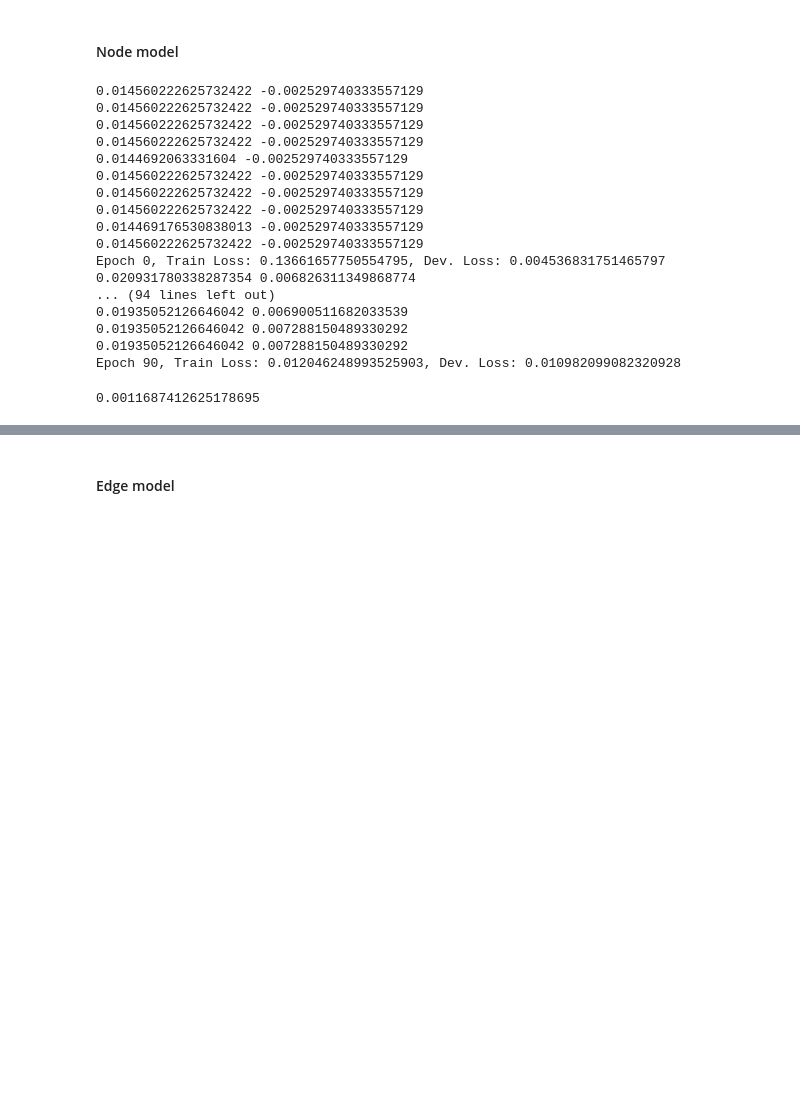
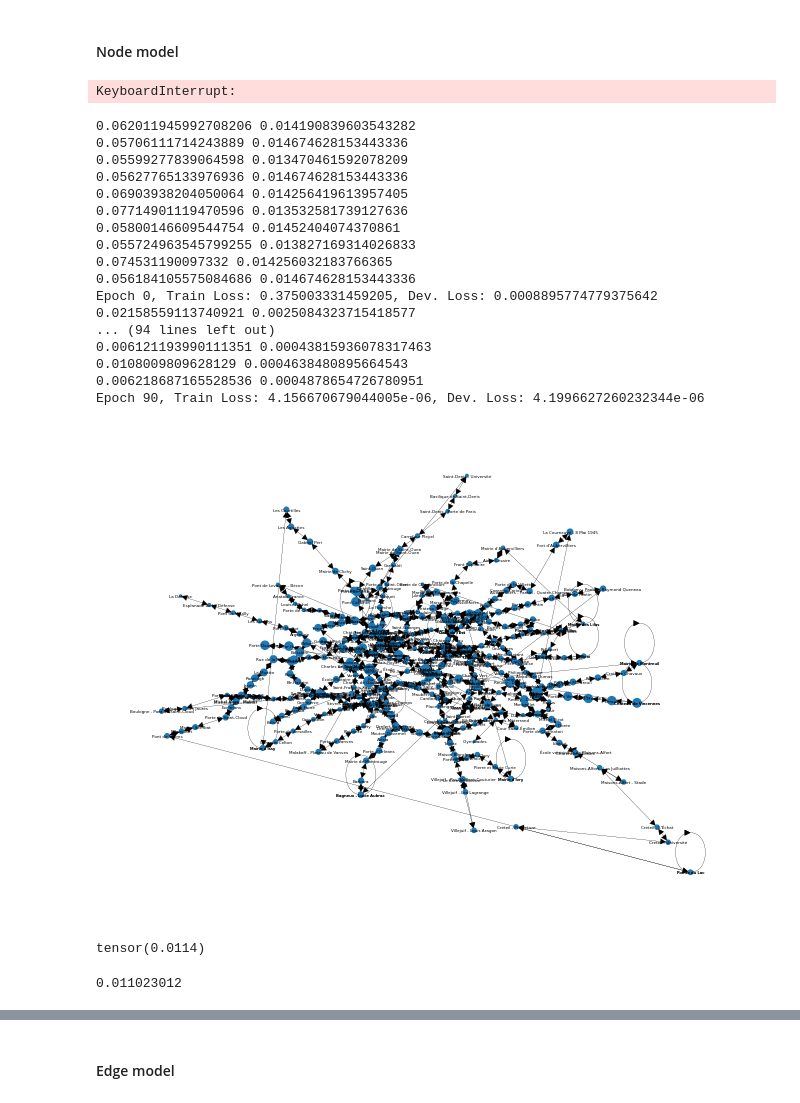
Before and after one commit to SerranoAdrian/FlowForecasting, a Jupyter notebook: test.ipynb, the cells around one changed output, grey strips where cells are left out. Drawn from its saved outputs; the diff is of its cells as text; code cells hidden in the pictures; blank space fills up the shorter version.

```diff
--- a/test.ipynb
+++ b/test.ipynb
@@ -26,3 +25,5 @@ df_pos = df_pos.drop([151])
 
 df_flow = pd.read_csv('passagers.csv')
 df_flow['nombre'] = df_flow['nombre'].astype(float)
+# %%
+path_flows = df_flow[['de', 'vers', 'nombre']].to_dict('records')
@@ -38,6 +93,6 @@ test_network.network_graph.nodes[0]
 # %%
 test_network.set_edges_weights()
-test_network.set_nodes_traffic(df_flow=df_flow)
+test_network.set_nodes_traffic(path_flows=path_flows)
 test_network.network_graph.nodes[0]
 # %% [output]
 {'title': 'Abbesses',
@@ -64,10 +124,10 @@ removed_edges
 # %% [markdown]
 #### Node model
 # %%
-num_degraded = 100
+num_degraded = 1000
 degraded_graphs = []
 for i in tqdm(range(num_degraded), total=num_degraded):
-    new_net, removed_edges = test_network.get_degraded_network(num_delete=1)
+    new_net, removed_edges = test_network.get_degraded_network(num_delete=10)
     test_network.update_degraded_network_nodes_traffic(new_net, removed_edges, df_flow)
     tensor_positions = torch.tensor([[node['lon'], node['lat']] for _, node in sorted(new_net.nodes.data())], dtype=torch.float)
     tensor_edges = torch.tensor([
@@ -79,6 +139,8 @@ for i in tqdm(range(num_degraded), total=num_degraded):
     tensor_traffic /= total_traffic
     data_graph = Data(x=tensor_positions, edge_index=tensor_edges, y=tensor_traffic)
     degraded_graphs.append(data_graph)
+# %% [output]
+KeyboardInterrupt:
 # %%
 split_idx = int(0.1*num_degraded)
 train_loader = DataLoader(degraded_graphs[split_idx:])
@@ -92,7 +154,7 @@ nodes_gnn_model = StationFlowGNN(input_dim=input_dim, hidden_dim=hidden_dim, out
 
 lr = 0.001
 optimizer = optim.Adam(nodes_gnn_model.parameters(), lr=lr)
-criterion = torch.nn.L1Loss()
+criterion = torch.nn.MSELoss()
 
 epochs = 100
 
@@ -118,20 +180,20 @@ for epoch in range(epochs):
             dev_loss.append(loss.item())
         print(f'Epoch {epoch}, Train Loss: {np.mean(train_loss)}, Dev. Loss: {np.mean(dev_loss)}')
 # %% [output]
-0.014560222625732422 -0.002529740333557129
-0.014560222625732422 -0.002529740333557129
-0.014560222625732422 -0.002529740333557129
-0.014560222625732422 -0.002529740333557129
-0.0144692063331604 -0.002529740333557129
-0.014560222625732422 -0.002529740333557129
-0.014560222625732422 -0.002529740333557129
-0.014560222625732422 -0.002529740333557129
-0.014469176530838013 -0.002529740333557129
-0.014560222625732422 -0.002529740333557129
-Epoch 0, Train Loss: 0.13661657750554795, Dev. Loss: 0.004536831751465797
-0.020931780338287354 0.006826311349868774
+0.062011945992708206 0.014190839603543282
+0.05706111714243889 0.014674628153443336
+0.05599277839064598 0.013470461592078209
+0.05627765133976936 0.014674628153443336
+0.06903938204050064 0.014256419613957405
+0.07714901119470596 0.013532581739127636
+0.05800146609544754 0.01452404074370861
+0.055724963545799255 0.013827169314026833
+0.074531190097332 0.014256032183766365
+0.056184105575084686 0.014674628153443336
+Epoch 0, Train Loss: 0.375003331459205, Dev. Loss: 0.0008895774779375642
+0.02158559113740921 0.0025084323715418577
 ... (94 lines left out)
-0.01935052126646042 0.006900511682033539
-0.01935052126646042 0.007288150489330292
-0.01935052126646042 0.007288150489330292
-Epoch 90, Train Loss: 0.012046248993525903, Dev. Loss: 0.010982099082320928
+0.006121193990111351 0.00043815936078317463
+0.0108009809628129 0.0004638480895664543
+0.006218687165528536 0.0004878654726780951
+Epoch 90, Train Loss: 4.156670679044005e-06, Dev. Loss: 4.1996627260232344e-06
@@ -138 +204,8 @@ Epoch 90, Train Loss: 0.012046248993525903, Dev. Loss: 0.010982099082320928
+# %%
+pos = {node_idx : (node['lon'], node['lat']) for node_idx, node in test_degraded_network.nodes.items()}
+# %%
+node_size = [5000*node['traffic']/total_traffic for node in test_degraded_network.nodes.values()]
+nx.draw(test_degraded_network, node_size=node_size, width=0.1, pos=pos, labels=nx.get_node_attributes(test_degraded_network, 'title'), font_size=3)
+# %% [output]
+[figure, added]
 # %%
@@ -147,10 +218,14 @@ tensor_traffic = torch.tensor([node['traffic'] for _, node in new_net.nodes.data
 total_traffic = sum(tensor_traffic)
 tensor_traffic /= total_traffic
 data_graph = Data(x=tensor_positions, edge_index=tensor_edges, y=tensor_traffic)
+# %%
+print(max(tensor_traffic))
+# %% [output]
+tensor(0.0114)
 # %%
 output = nodes_gnn_model(data_graph).squeeze()
-target = data_graph.y
-loss = criterion(output, target)
-print(loss.item())
+output = output.detach().numpy()
-# %% [output]
-0.0011687412625178695
+# %%
+max(output)
+# %% [output]
+0.011023012
```
Also changed, not shown: parts of 12 cells of this notebook, 3 other files.
